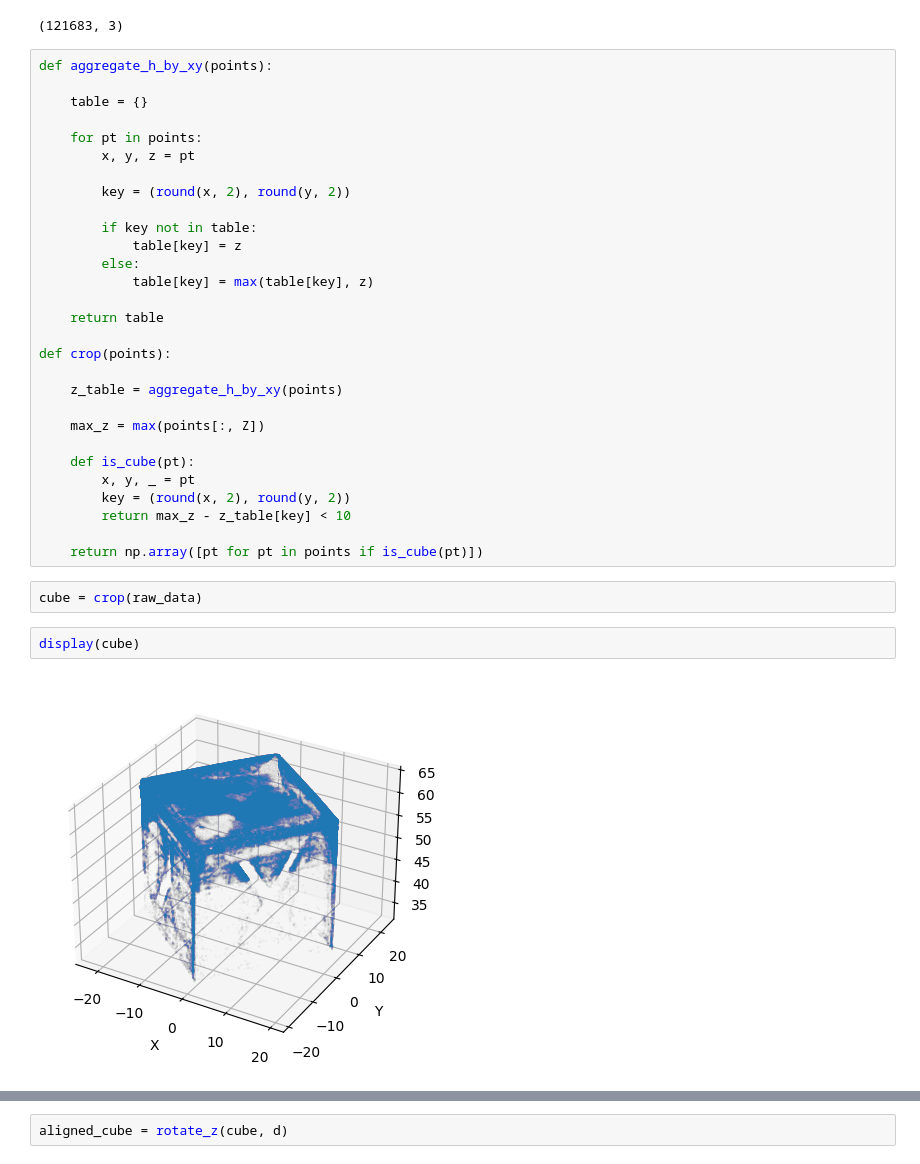
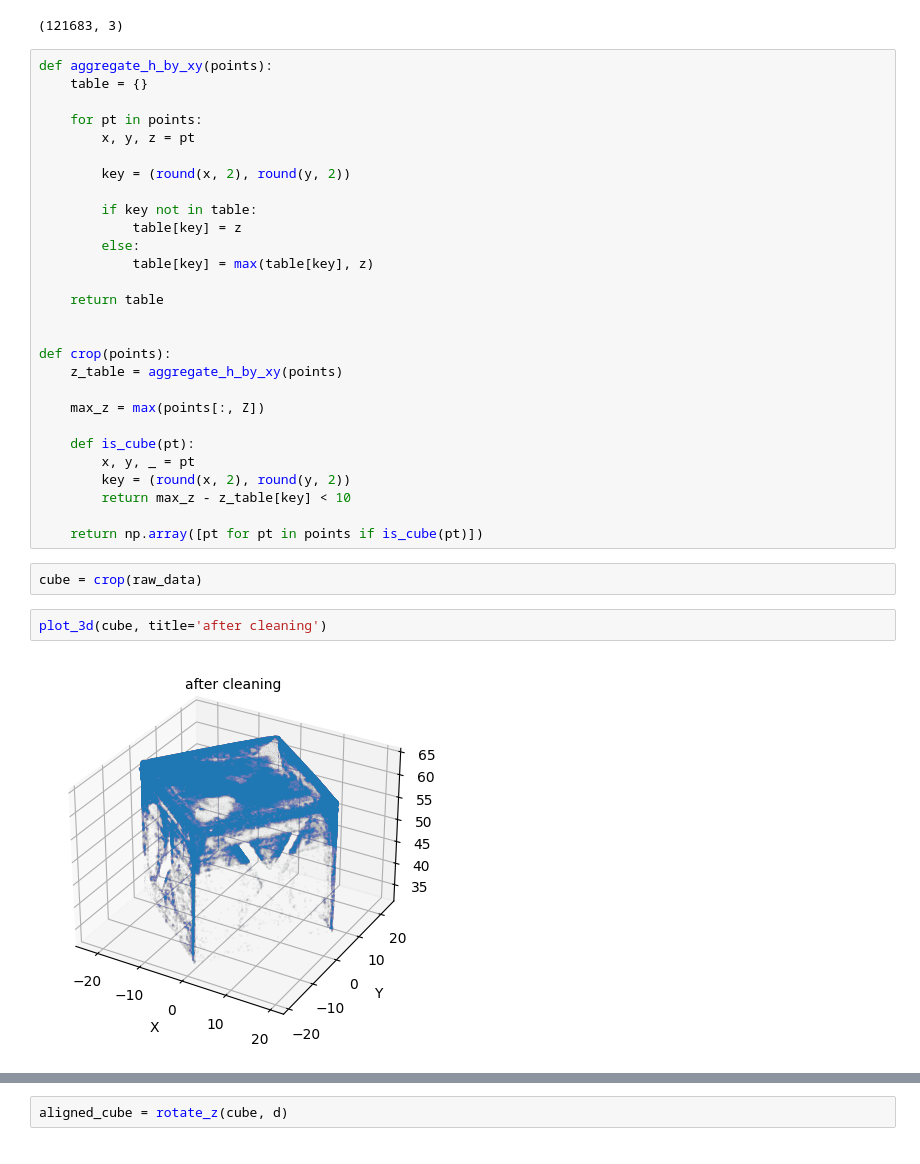
Before and after one commit to jichengzhi/crop-cube, a Jupyter notebook: 3d-solution.ipynb, the cells around one changed output, grey strips where cells are left out. Cells and saved outputs as stored; diff of their text form.

```diff
--- a/3d-solution.ipynb
+++ b/3d-solution.ipynb
@@ -84,7 +47,6 @@ top_layer.shape
 (121683, 3)
 # %%
 def aggregate_h_by_xy(points):
-
     table = {}
 
     for pt in points:
@@ -99,8 +61,8 @@ def aggregate_h_by_xy(points):
 
     return table
 
+
 def crop(points):
-
     z_table = aggregate_h_by_xy(points)
 
     max_z = max(points[:, Z])
@@ -113,9 +75,9 @@ def crop(points):
     return np.array([pt for pt in points if is_cube(pt)])
 # %%
 cube = crop(raw_data)
-# %%
-display(cube)
-# %% [output]
-[figure, removed]
+# %%
+plot_3d(cube, title='after cleaning')
+# %% [output]
+[figure, added]
 # %%
 def closest_points_count(points):
```
Also changed, not shown: parts of 20 cells of this notebook, 2 other files.
